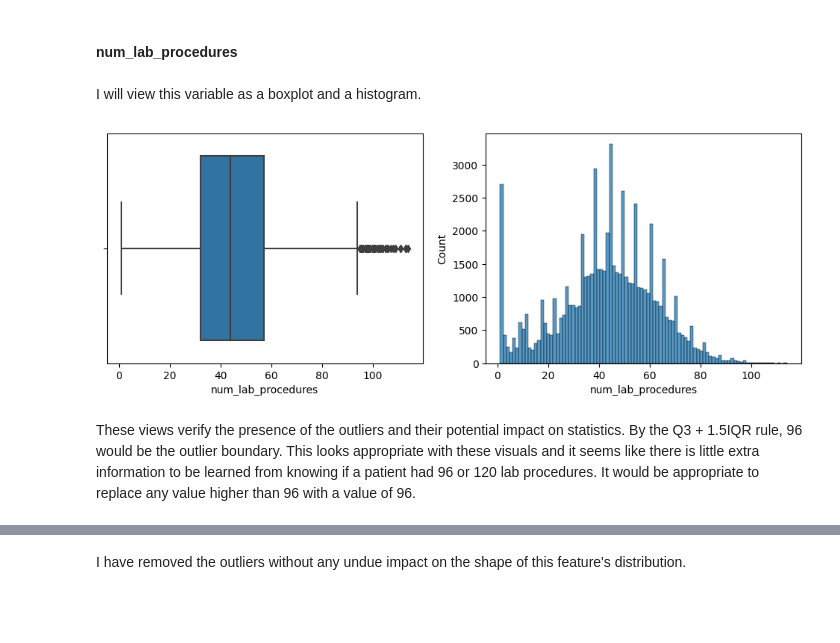
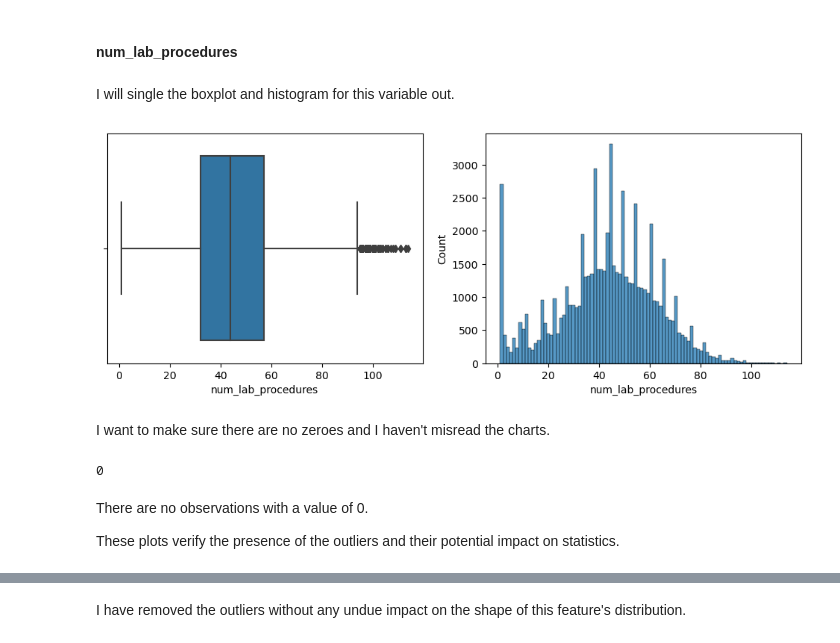
Before and after one commit to ashbyj/PredictingReadmissions, a Jupyter notebook: notebooks/2-ja-eda.ipynb, the cells around one changed output, grey strips where cells are left out. Cells and saved outputs as stored; diff of their text form; code cells hidden in the pictures; blank space fills up the shorter version.

```diff
--- a/notebooks/2-ja-eda.ipynb
+++ b/notebooks/2-ja-eda.ipynb
@@ -507,5 +512,3 @@ I will make notes on what to explore next for each variable individually.  I wil
 This variable represents the number of days in a patient's admission.  Length of stay is a valuable metric for any hospital based analyses and the uniformity of the right tail in the histogram means it would be appropriate to leave any values deemed outliers by the Q3 + 1.5xIQR definition in place.
 # %% [markdown]
 #### num_lab_procedures<a id="nlp"></a>
-# %% [markdown]
-I will view this variable as a boxplot and a histogram.
@@ -523,9 +515,20 @@ def box_and_hist (array):
-# %%
-box_and_hist(twoRace['num_lab_procedures'])
-# %% [output]
-[figure, removed]
-# %% [markdown]
-These views verify the presence of the outliers and their potential impact on statistics.  By the Q3 + 1.5IQR rule, 96 would be the outlier boundary.  This looks appropriate with these visuals and it seems like there is little extra information to be learned from knowing if a patient had 96 or 120 lab procedures.  It would be appropriate to replace any value higher than 96 with a value of 96.
+# %% [markdown]
+I will single the boxplot and histogram for this variable out.
+# %%
+focused_variable = encounter_attributes.num_lab_procedures
+box_and_hist(focused_variable)
+# %% [output]
+[figure, added]
+# %% [markdown]
+I want to make sure there are no zeroes and I haven't misread the charts.
+# %%
+(focused_variable == 0).sum()
+# %% [output]
+0
+# %% [markdown]
+There are no observations with a value of 0.
+
+These plots verify the presence of the outliers and their potential impact on statistics.
 # %%
 twoRace.loc[twoRace['num_lab_procedures'] > 96, 'num_lab_procedures'] = 96
 print(twoRace.num_lab_procedures.describe())
```
Also changed, not shown: parts of 27 cells of this notebook, 3 other files.
